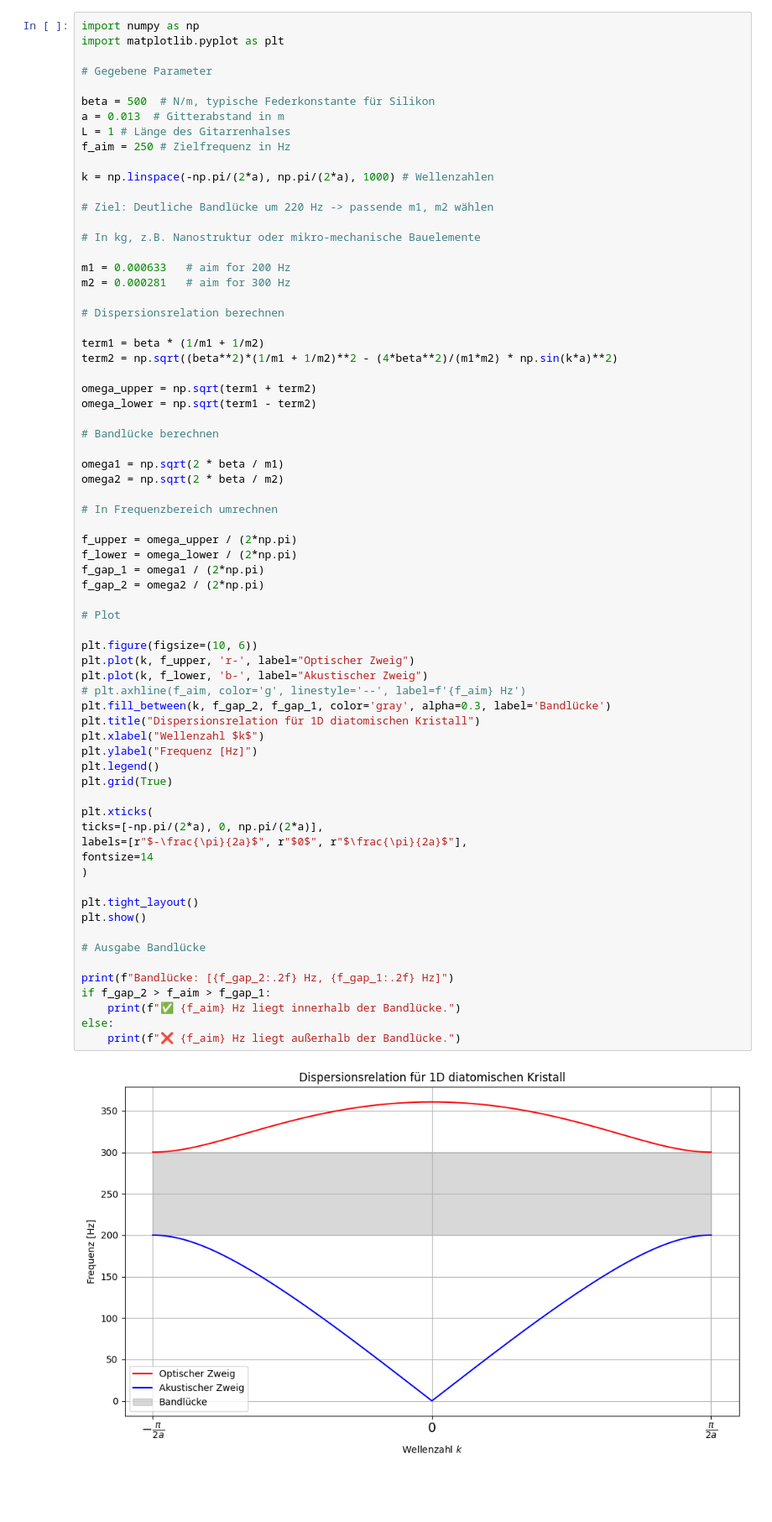
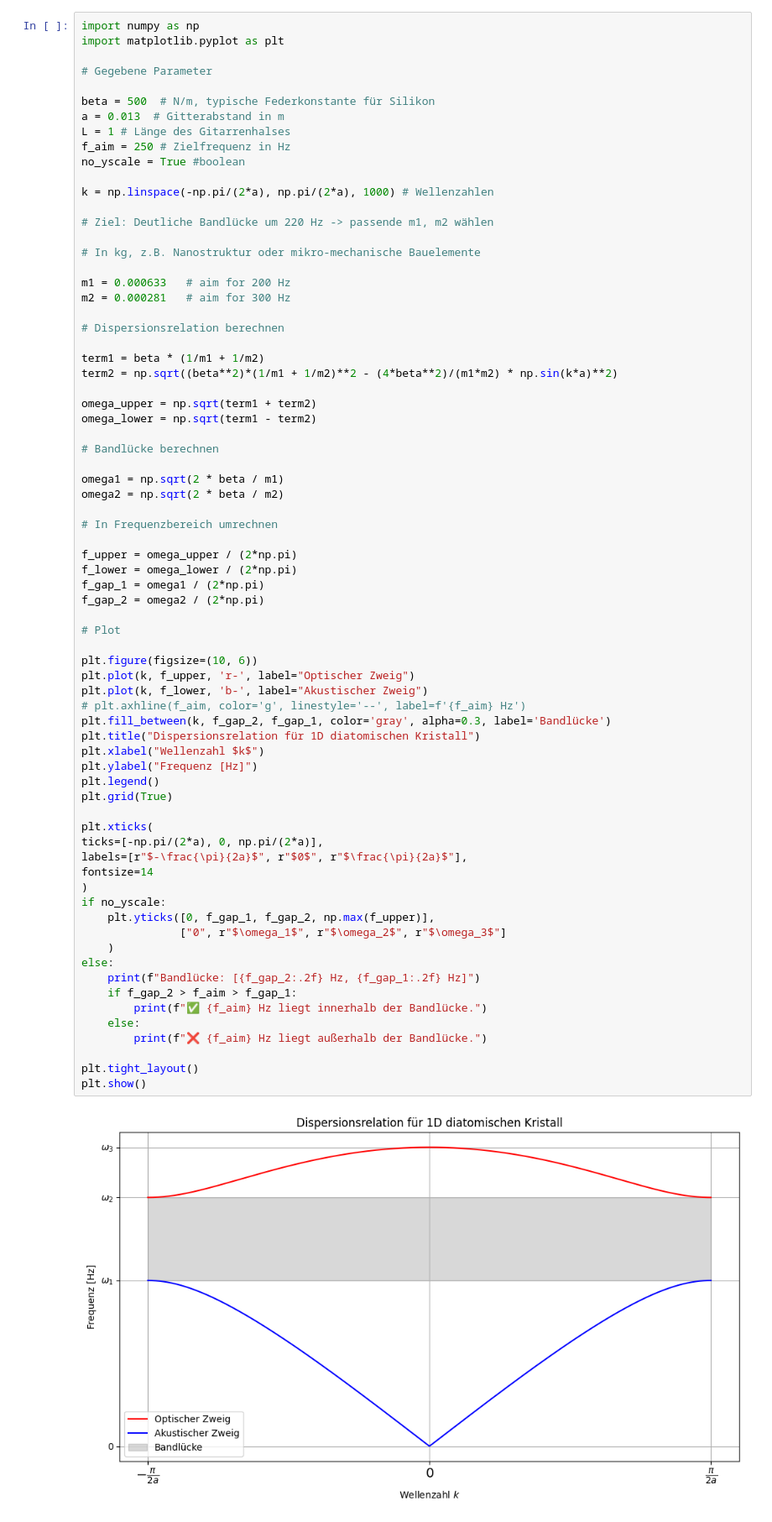
Before and after one commit to PietKuchenbecker/BA-phononicguitarneck, a Jupyter notebook: Dispersionsrelation eines diatomischen 1D Kristalls _kontinuierlich.ipynb, the cells around one changed output. Shown at 84% size. Drawn from its saved outputs; the diff is of its cells as text; blank space fills up the shorter version.

```diff
--- a/Dispersionsrelation eines diatomischen 1D Kristalls _kontinuierlich.ipynb
+++ b/Dispersionsrelation eines diatomischen 1D Kristalls _kontinuierlich.ipynb
@@ -8,6 +8,7 @@ beta = 500  # N/m, typische Federkonstante für Silikon
 a = 0.013  # Gitterabstand in m
 L = 1 # Länge des Gitarrenhalses
 f_aim = 250 # Zielfrequenz in Hz
+no_yscale = True #boolean
 
 k = np.linspace(-np.pi/(2*a), np.pi/(2*a), 1000) # Wellenzahlen
 
@@ -33,39 +34,41 @@ omega2 = np.sqrt(2 * beta / m2)
 
 # In Frequenzbereich umrechnen
 
 f_upper = omega_upper / (2*np.pi)
 f_lower = omega_lower / (2*np.pi)
 f_gap_1 = omega1 / (2*np.pi)
 f_gap_2 = omega2 / (2*np.pi)
 
 # Plot
 
 plt.figure(figsize=(10, 6))
 plt.plot(k, f_upper, 'r-', label="Optischer Zweig")
 plt.plot(k, f_lower, 'b-', label="Akustischer Zweig")
 # plt.axhline(f_aim, color='g', linestyle='--', label=f'{f_aim} Hz')
 plt.fill_between(k, f_gap_2, f_gap_1, color='gray', alpha=0.3, label='Bandlücke')
 plt.title("Dispersionsrelation für 1D diatomischen Kristall")
 plt.xlabel("Wellenzahl $k$")
 plt.ylabel("Frequenz [Hz]")
 plt.legend()
 plt.grid(True)
 
 plt.xticks(
 ticks=[-np.pi/(2*a), 0, np.pi/(2*a)],
 labels=[r"$-\frac{\pi}{2a}$", r"$0$", r"$\frac{\pi}{2a}$"],
 fontsize=14
 )
+if no_yscale:
+    plt.yticks([0, f_gap_1, f_gap_2, np.max(f_upper)],
+               ["0", r"$\omega_1$", r"$\omega_2$", r"$\omega_3$"]
+    )
+else:
+    print(f"Bandlücke: [{f_gap_2:.2f} Hz, {f_gap_1:.2f} Hz]")
+    if f_gap_2 > f_aim > f_gap_1:
+        print(f"✅ {f_aim} Hz liegt innerhalb der Bandlücke.")
+    else:
+        print(f"❌ {f_aim} Hz liegt außerhalb der Bandlücke.")
 
 plt.tight_layout()
 plt.show()
-
-# Ausgabe Bandlücke
-
-print(f"Bandlücke: [{f_gap_2:.2f} Hz, {f_gap_1:.2f} Hz]")
-if f_gap_2 > f_aim > f_gap_1:
-    print(f"✅ {f_aim} Hz liegt innerhalb der Bandlücke.")
-else:
-    print(f"❌ {f_aim} Hz liegt außerhalb der Bandlücke.")
 # %% [output]
-[figure, old version]
+[figure, new version]
```
Also changed, not shown: parts of 1 cell of this notebook, 4 other files.
